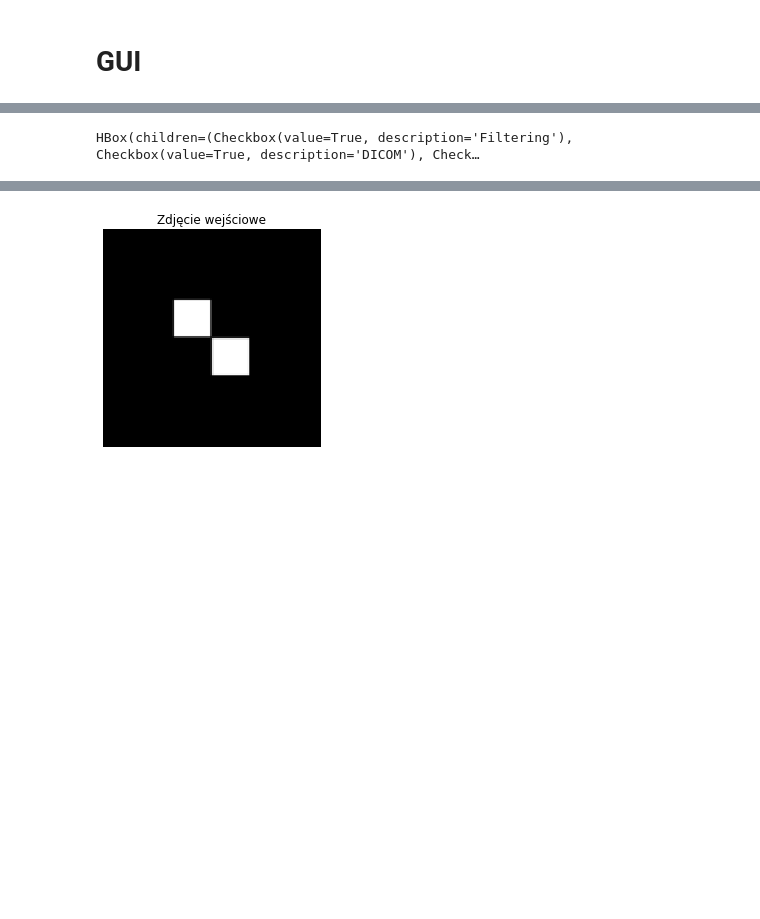
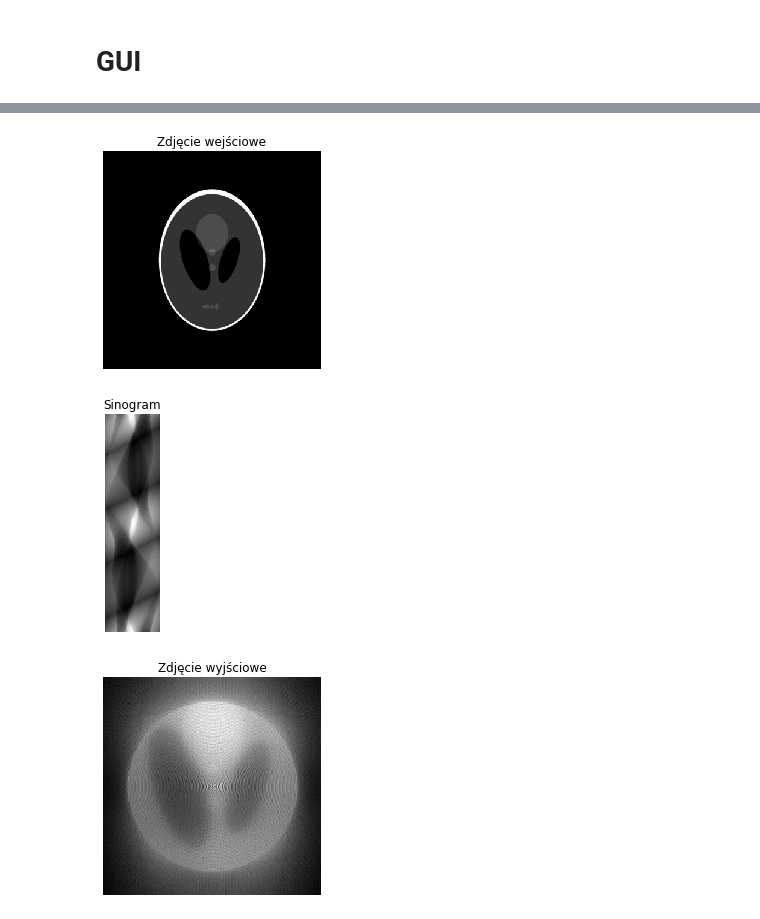
Before and after one commit to Preludium/IwM, a Jupyter notebook: Tomograf/main.ipynb, the cells around one changed output, grey strips where cells are left out. Saved outputs shown, nothing was run; the diff lists cells and outputs as text; code cells hidden in the pictures; blank space fills up the shorter version.

```diff
--- a/Tomograf/main.ipynb
+++ b/Tomograf/main.ipynb
@@ -27,8 +27,7 @@ RANGE = 360 # iterations
 RADIUS = int() # initialized and compute after image is loaded
 IS_FILTER = True
 IS_DICOM = True
-IS_ITERABLE = True
-SOURCE = "photos/Kwadraty2.jpg"
+SOURCE = "photos/Shepp_logan.jpg"#Kwadraty2.jpg"
 
 PATIENT_NAME = "Karol Okrasa"
 DESCRIPTION = "description"
@@ -38,6 +37,7 @@ DATE = datetime.now()
 # %%
 def main():
     image = rgb2gray(imread(SOURCE))
+    copy = np.copy(image)
     resized = resize(image, (len(image) / 4, len(image[0]) / 4))
     new_edge = round(math.sqrt(2) * max(len(resized), len(resized[0])))
     radius = round(new_edge / 2)
@@ -60,13 +60,16 @@ def main():
     display_image(reverse_sinogram, "Zdjęcie wyjściowe")
 
     if IS_FILTER:
-        filtered_normalized_reverse_sinogram = median(normalized_reverse_sinogram, selem=np.ones((5, 5)))
-        display_image(filtered_normalized_reverse_sinogram, "Zdjęcie wyjściowe z filtrem")
+        normalized_reverse_sinogram = median(normalized_reverse_sinogram, selem=np.ones((5, 5)))
+        display_image(normalized_reverse_sinogram, "Zdjęcie wyjściowe z filtrem")
 
     if IS_DICOM:
-        create_dicom(filtered_normalized_reverse_sinogram)
+        create_dicom(normalized_reverse_sinogram)
         dicom_image = pydicom.dcmread("output.dcm")
         display_image(dicom_image.pixel_array, "DICOM")
+
+    image = copy[round(len(image) / 4) : 3 * round(len(image) / 4), round(len(image[0]) / 4) : 3 * round(len(image[0]) / 4)]
+    print("Błąd średiokwadratowy: " + str(mse(image, normalized_reverse_sinogram)))
 # %% [markdown]
 # Functions
 # %% [markdown]
@@ -273,8 +283,7 @@ texts[2].observe(updateDate)
 checkboxes = []
 checkboxes.append(widgets.Checkbox(description="Filtering", value=True))
 checkboxes.append(widgets.Checkbox(description="DICOM", value=True))
-checkboxes.append(widgets.Checkbox(description="Iterable", value=True))
-box=widgets.HBox([checkboxes[0],checkboxes[1], checkboxes[2]])
+box=widgets.HBox([checkboxes[0],checkboxes[1]])
 display(box)
 
 def isFilteringUpdate(cb):
@@ -292,14 +301,8 @@ def isDicomUpdate(cb):
         IS_FILTER = True
         checkboxes[0].value = True
 
-def isIterableUpdate(cb):
-    global IS_ITERABLE
-    IS_ITERABLE = checkboxes[2].value
-
-
 checkboxes[0].observe(isFilteringUpdate)
 checkboxes[1].observe(isDicomUpdate)
-checkboxes[2].observe(isIterableUpdate)
 
 #Start Button
 startButton = widgets.Button(description="START", button_style="danger")
@@ -317,5 +320,4 @@ startButton.on_click(start)
 [interactive output not drawn]
 [interactive output not drawn]
 [interactive output not drawn]
-HBox(children=(Checkbox(value=True, description='Filtering'), Checkbox(value=True, description='DICOM'), Check…
 [interactive output not drawn]
@@ -322 +325,3 @@ HBox(children=(Checkbox(value=True, description='Filtering'), Checkbox(value=Tru
-[figure, old version]
+[figure, new version]
+[figure, added]
+[figure, added]
```
Also changed, not shown: parts of 4 cells of this notebook, 1 other file.
